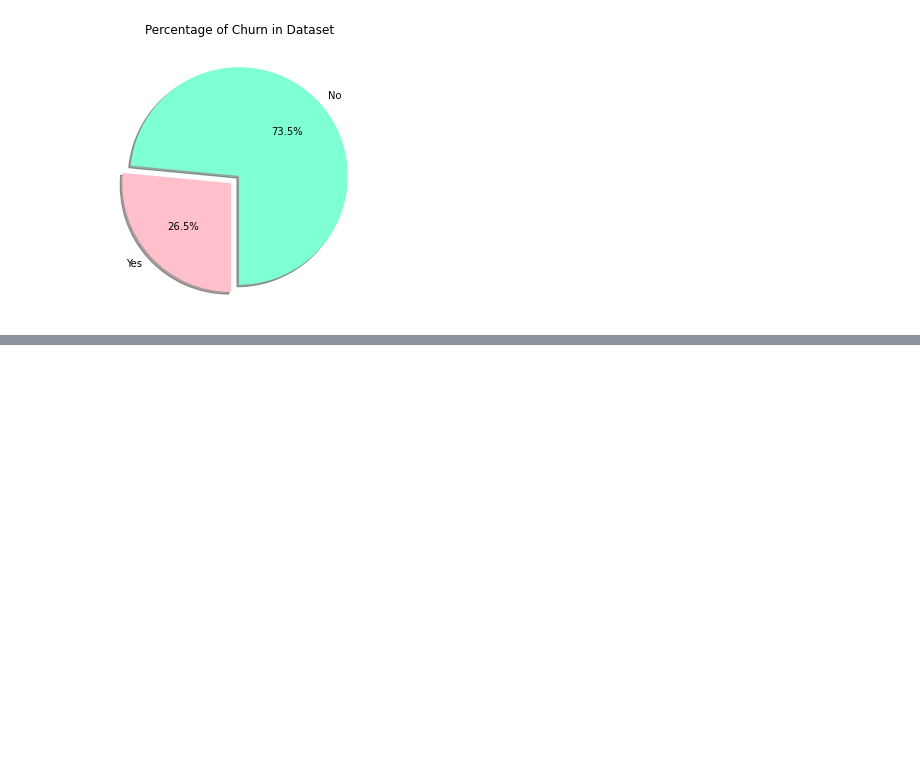
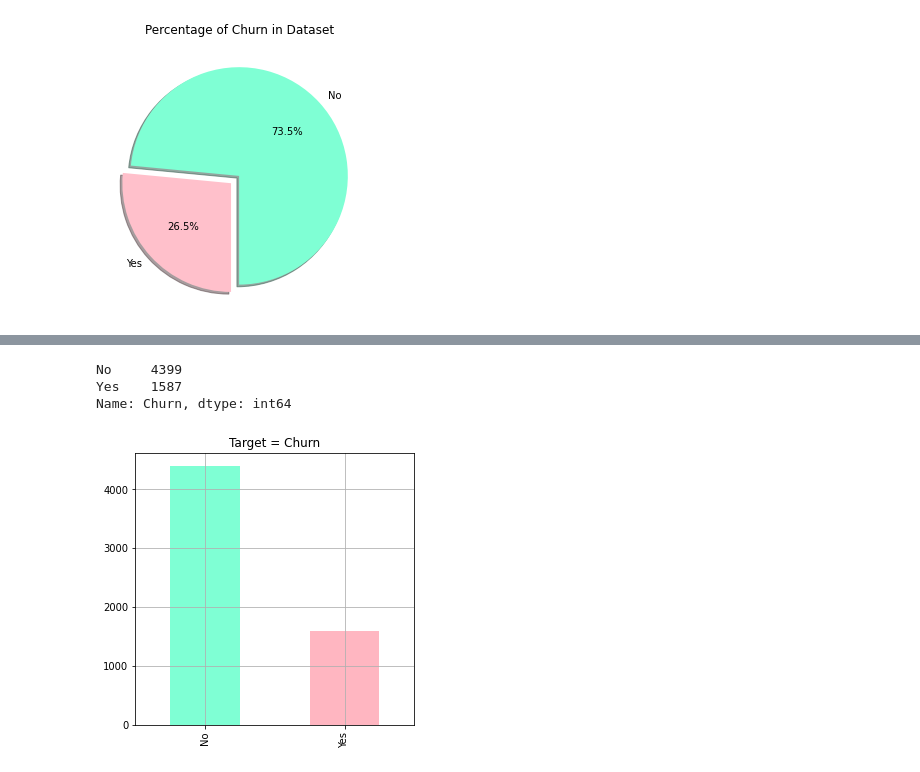
Before and after one commit to alessandropontini/DS_LAB_ECONOMICS_FOR_DS, a Jupyter notebook: Analisi_descrittiva.ipynb, the cells around one changed output, grey strips where cells are left out. Cells and saved outputs as stored; diff of their text form; code cells hidden in the pictures; blank space fills up the shorter version.

```diff
--- a/Analisi_descrittiva.ipynb
+++ b/Analisi_descrittiva.ipynb
@@ -143,0 +165,15 @@ plt.show()
+# %%
+target = 'Churn'
+# %%
+# eval frequencies
+print(df1[target].value_counts())
+# and plot
+df1[target].value_counts().plot(kind='bar', color=['aquamarine', 'lightpink'])
+plt.title('Target = Churn')
+plt.grid()
+plt.show()
+# %% [output]
+No     4399
+Yes    1587
+Name: Churn, dtype: int64
+[figure, added]
```
Also changed, not shown: parts of 8 cells of this notebook.
